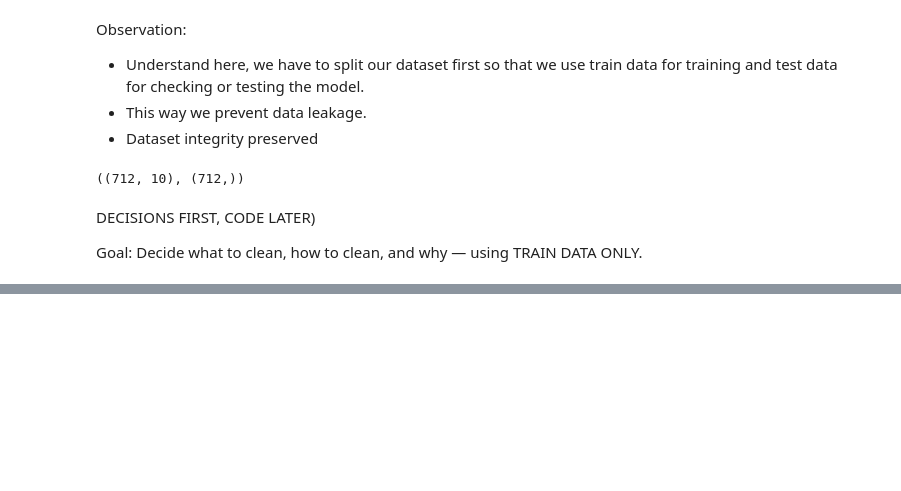
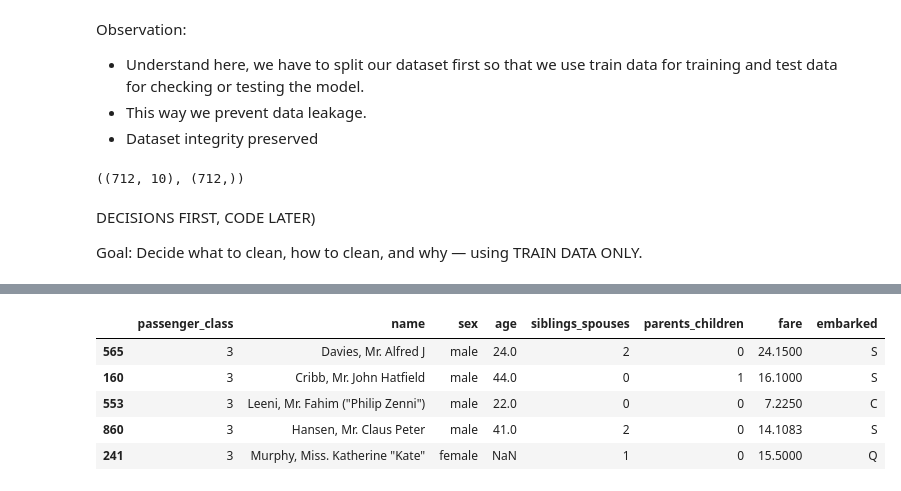
Before and after one commit to NavjyotDataScientist/From-Data-To-Decision, a Jupyter notebook: 1_0_Titanic_Machine_Learning_from_Disaster.ipynb, the cells around one changed output, grey strips where cells are left out. Saved outputs shown, nothing was run; the diff lists cells and outputs as text; code cells hidden in the pictures; blank space fills up the shorter version.

```diff
--- a/1_0_Titanic_Machine_Learning_from_Disaster.ipynb
+++ b/1_0_Titanic_Machine_Learning_from_Disaster.ipynb
@@ -288,0 +315,9 @@ Decide what to clean, how to clean, and why — using TRAIN DATA ONLY.
+# %%
+X_test.head(5)
+# %% [output]
+|  | passenger_class | name | sex | age | siblings_spouses | parents_children | fare | embarked |
+| 565 | 3 | Davies, Mr. Alfred J | male | 24.0 | 2 | 0 | 24.1500 | S |
+| 160 | 3 | Cribb, Mr. John Hatfield | male | 44.0 | 0 | 1 | 16.1000 | S |
+| 553 | 3 | Leeni, Mr. Fahim ("Philip Zenni") | male | 22.0 | 0 | 0 | 7.2250 | C |
+| 860 | 3 | Hansen, Mr. Claus Peter | male | 41.0 | 2 | 0 | 14.1083 | S |
+| 241 | 3 | Murphy, Miss. Katherine "Kate" | female | NaN | 1 | 0 | 15.5000 | Q |
```
Also changed, not shown: parts of 24 cells of this notebook.
